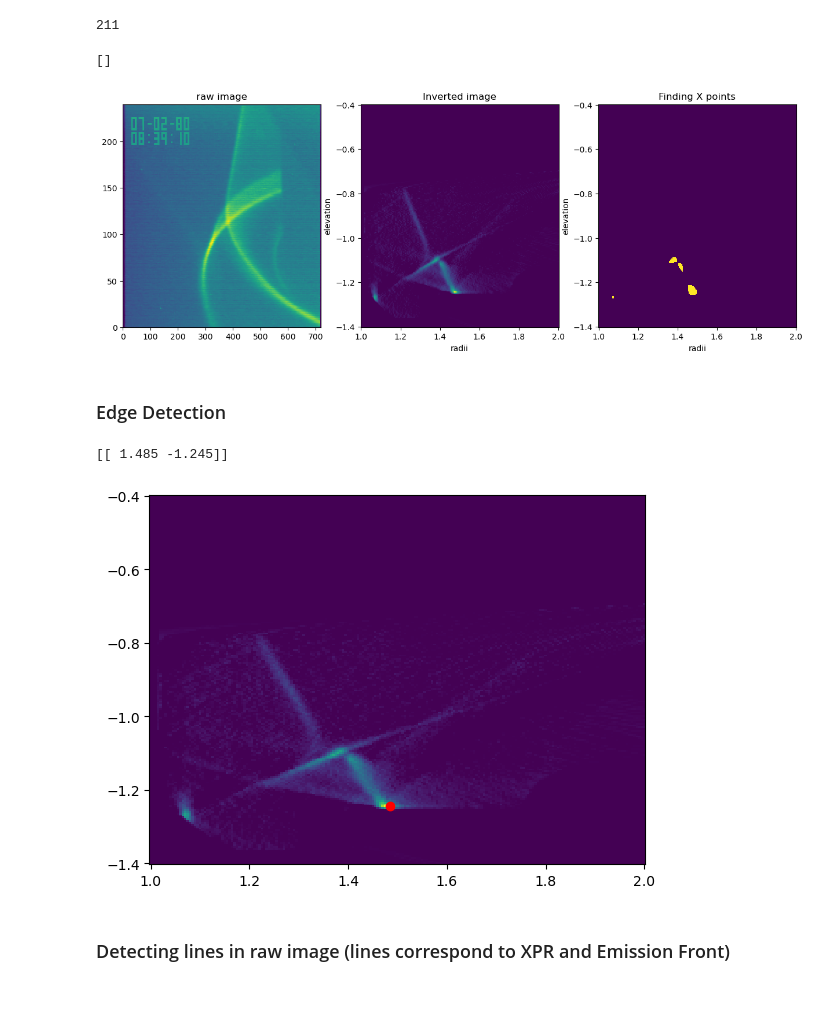
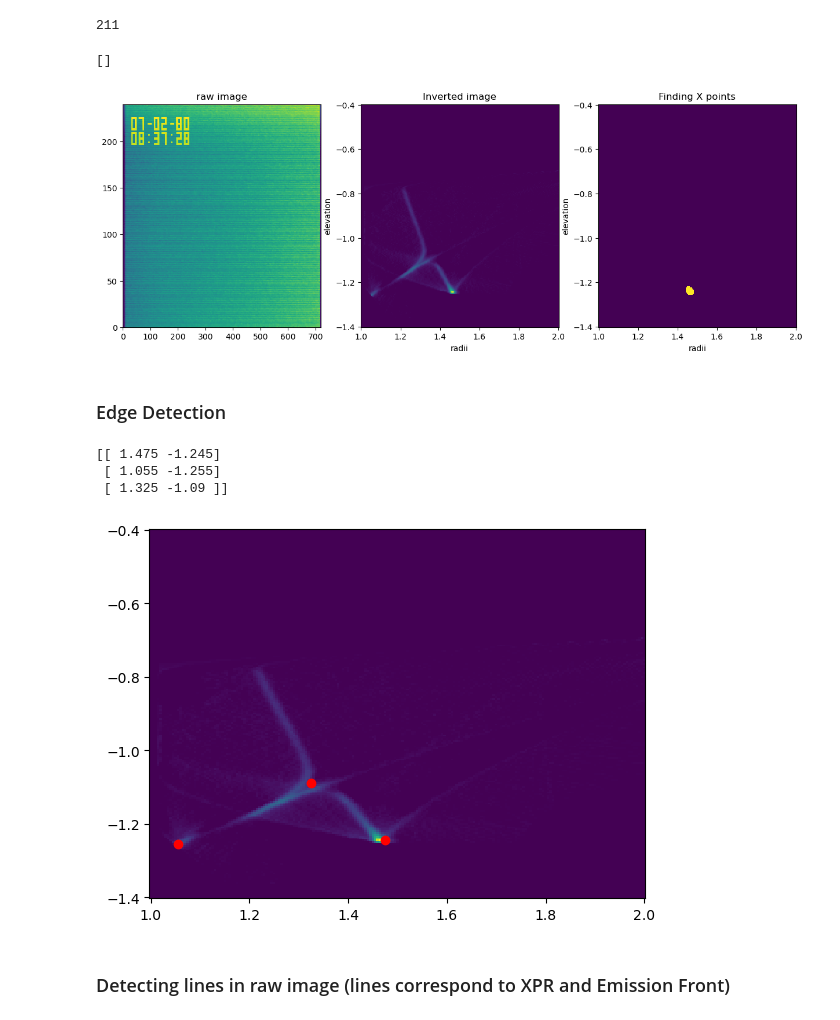
Before and after one commit to PlasmaControl/plasma-tv, a Jupyter notebook: plasma-tv-base-code.ipynb, the cells around one changed output. Cells and saved outputs as stored; diff of their text form; code cells hidden in the pictures.

```diff
--- a/plasma-tv-base-code.ipynb
+++ b/plasma-tv-base-code.ipynb
@@ -70,39 +70,39 @@ print(times.size)
 211
 # %%
 fig,ax = plt.subplots(ncols=3,nrows=1,figsize=(15,5))
-fid =110
+fid =1
 tid = _find_index(vid_times,times[fid]) #find frame id for camera image with t=times[fid]
 
 find_x = inverted[fid]
 find_x = find_x/7.5 # max value of inverted in whole dataset
 
 find_x = np.power(find_x,2)
 
 gaussblr_win = (11,11) # Gaussian blur filter size
 find_x =  gaussblr(find_x,gaussblr_win)
 find_x = meansub(find_x)
 # Sxx_enhanced = morph(Sxx_enhanced)
 # Sxx_enhanced = meansub(Sxx_enhanced)
 find_x  = np.where(find_x<0.3,0,1) # Threshold of 0.3 to detect spot
 
 
 ax[0].pcolormesh(vid[fid][::-1,:])
 ax[0].set(title='raw image')
 ax[1].pcolormesh(radii[fid],elevation[fid],inverted[fid],shading='auto')
 ax[1].set(title='Inverted image',xlabel='radii',ylabel='elevation')
 ax[2].pcolormesh(radii[fid],elevation[fid],find_x,shading='auto')
 ax[2].set(title='Finding X points',xlabel='radii',ylabel='elevation')
 plt.plot()
 # %% [output]
 []
-[figure, old version]
+[figure, new version]
 # %% [markdown]
 ### Edge Detection
 # %%
 img = inverted[fid].copy()
 gray=(255-255*(img-np.min(img))/(np.max(img)-np.min(img))).astype('uint8')
 useHarrisDetector = False # False uses Shi-Tomasi Corner Detector
-corners = cv2.goodFeaturesToTrack(gray,1,0.01,10, useHarrisDetector=useHarrisDetector)
+corners = cv2.goodFeaturesToTrack(gray,3,0.01,10, useHarrisDetector=useHarrisDetector)
 corners = np.intp(corners)
 x = radii[fid][corners[:,0,0]]
 y = elevation[fid][corners[:,0,1]]
@@ -111,8 +111,10 @@ plt.pcolormesh(radii[fid],elevation[fid],img,shading='auto')
 plt.scatter(x,y,color='red')
 plt.show()
 # %% [output]
-[[ 1.485 -1.245]]
+[[ 1.475 -1.245]
+ [ 1.055 -1.255]
+ [ 1.325 -1.09 ]]
-[figure, old version]
+[figure, new version]
 # %% [markdown]
 ### Detecting lines in raw image (lines correspond to XPR and Emission Front)
 # %%
```
